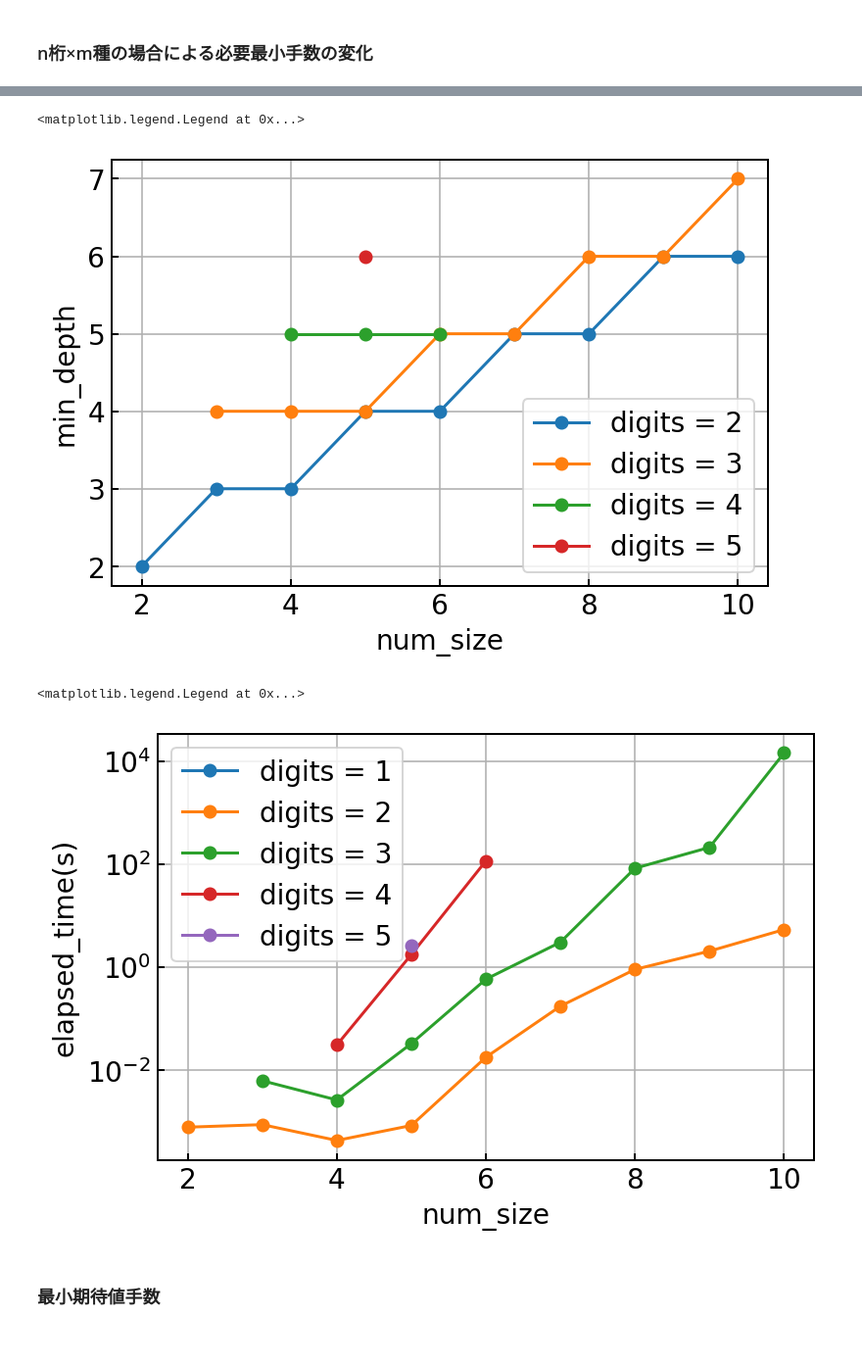
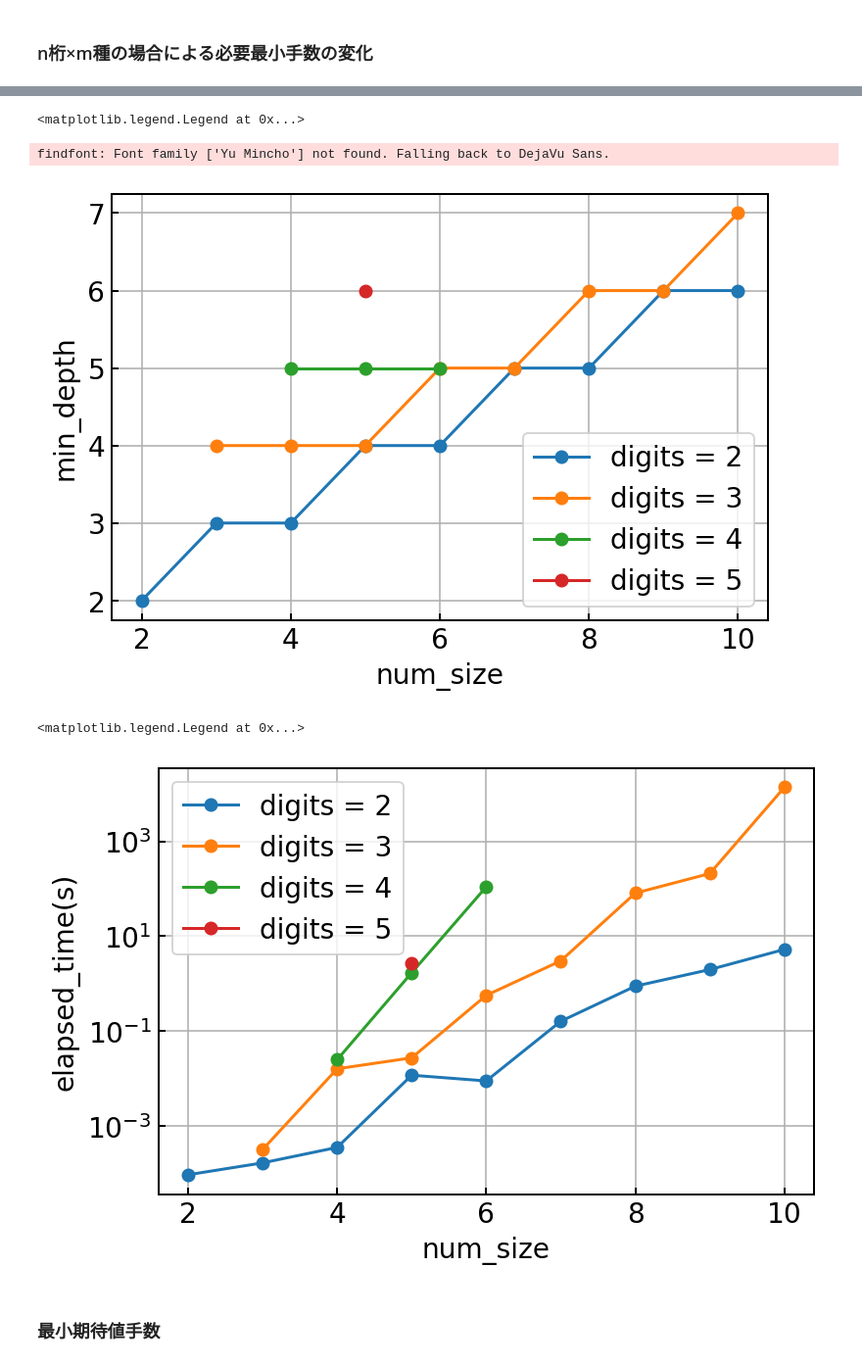
Before and after one commit to ysgrProgramming/hitblow-analyzer, a Jupyter notebook: hit_brow.ipynb, the cells around one changed output, grey strips where cells are left out. Shown at 98% size. Cells and saved outputs as stored; diff of their text form; code cells hidden in the pictures.

```diff
--- a/hit_brow.ipynb
+++ b/hit_brow.ipynb
@@ -457,0 +468,14 @@ class Practice_Hitblow():
+# %%
+Seed = Analyze_Seed(3, 6)
+AH = Analyze_Hitblow(Seed, 5)
+
+tree_list, params = AH.analyze_earnest_tree()
+
+print(params)
+PH = Practice_Hitblow(Seed, tree_list)
+PH.export_as_graph("tree")
+depth_list = PH.count_by_depth()
+
+plt.xlabel("depth")
+plt.ylabel("count")
+plt.bar(np.arange(1, len(depth_list)), depth_list[1:])
@@ -521,4 +552,5 @@ plt.grid()
 plt.legend()
 # %% [output]
 <matplotlib.legend.Legend at 0x...>
+findfont: Font family ['Yu Mincho'] not found. Falling back to DejaVu Sans.
 [figure]
@@ -528,19 +557,19 @@ drive.mount('/content/drive')
 # %%
-for i in range(1, 6):
+for i in range(2, 6):
     data = np.array(elapsed_time_list[i])
     x = np.arange(11, dtype=object)
     x[data == -1] = None
     #print(x, data)
     plt.plot(x, data, "-o", label="digits = {0}".format(i))
 
 plt.yscale("log")
 plt.xlabel("num_size")
 plt.ylabel("elapsed_time(s)")
 plt.grid()
 plt.legend()
 # %% [output]
 <matplotlib.legend.Legend at 0x...>
-[figure, old version]
+[figure, new version]
 # %% [markdown]
 ### 最小期待値手数
 # %% [markdown]
```
Also changed, not shown: parts of 10 cells of this notebook.
